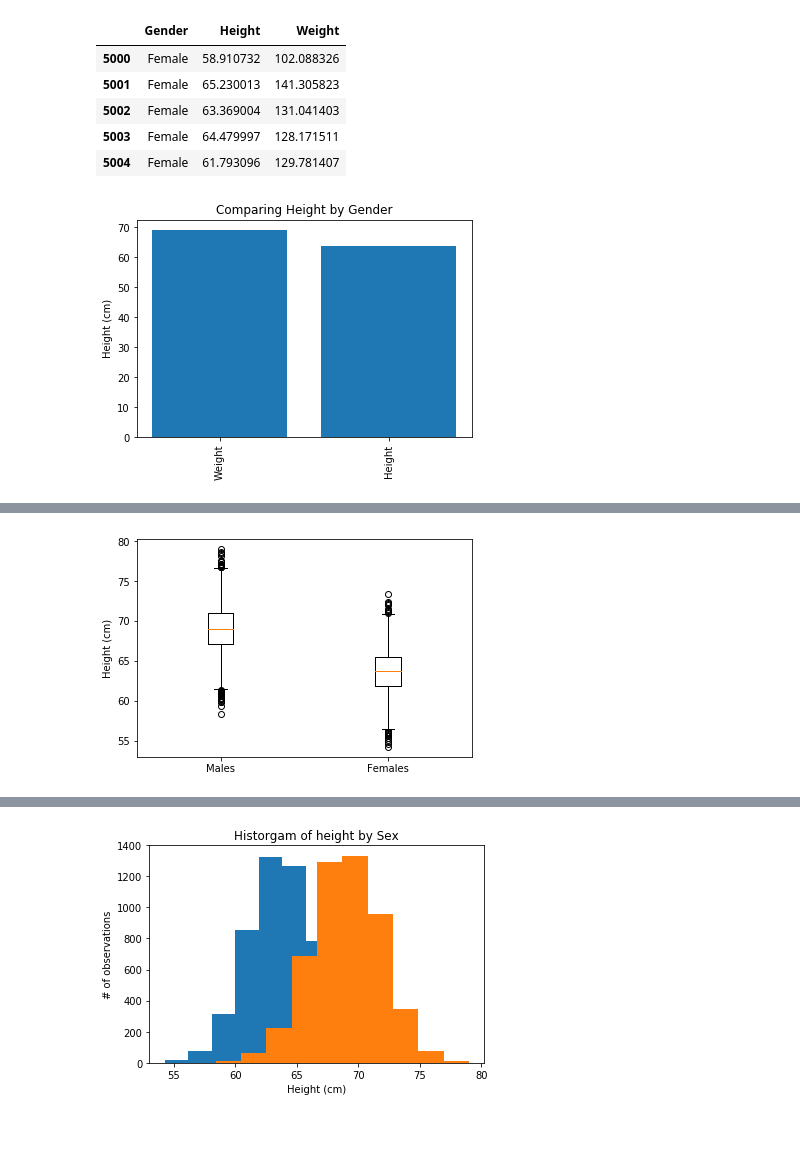
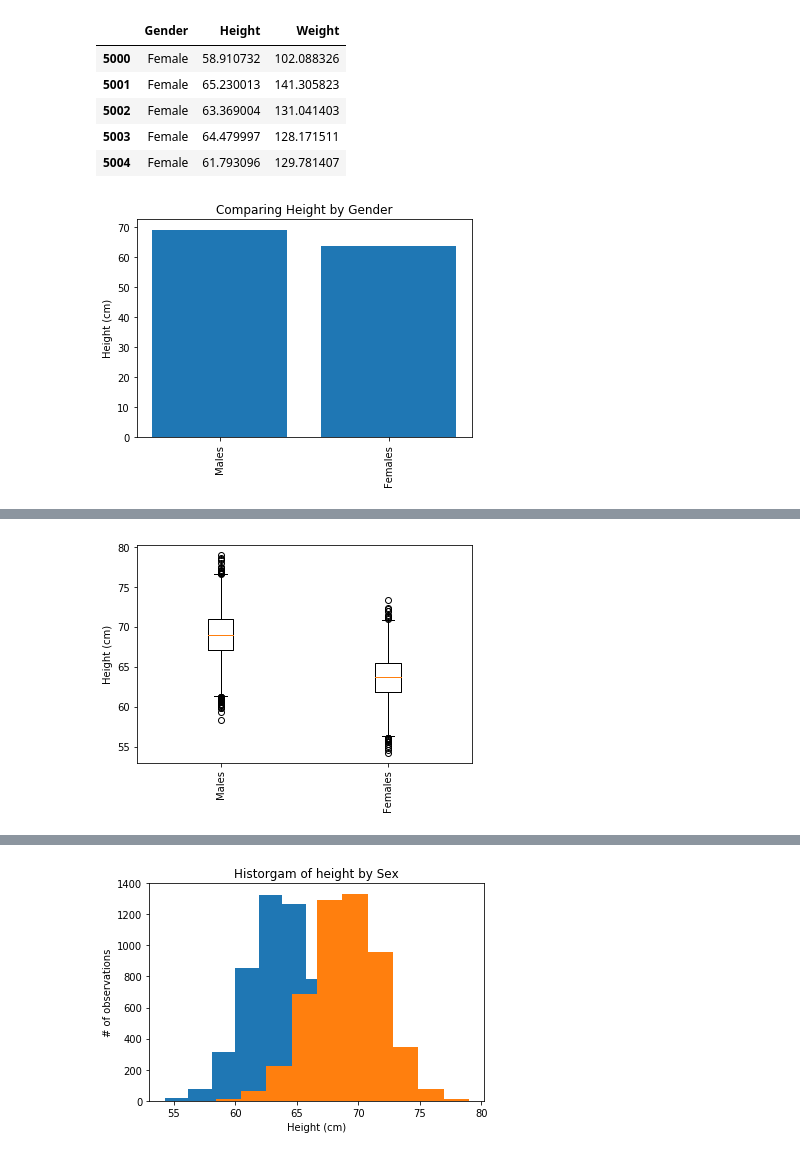
Before and after one commit to JonBebi/nyc-mhtn-ds-071519-lectures, a Jupyter notebook: week-3/Data Visualization/Graph_types.ipynb, the cells around one changed output, grey strips where cells are left out. Drawn from its saved outputs; the diff is of its cells as text; code cells hidden in the pictures; blank space fills up the shorter version.

```diff
--- a/week-3/Data Visualization/Graph_types.ipynb
+++ b/week-3/Data Visualization/Graph_types.ipynb
@@ -84,20 +68,17 @@ females.head()
 # %%
 fig, ax = plt.subplots()
 
-# Plot a bar-chart of gold medals as a function of country
 ax.bar(['Males', 'Females'], [males['Height'].mean(), females['Height'].mean()])
 
-# Set the x-axis tick labels to the country names
-ax.set_xticklabels(index, rotation=90)
+ax.set_xticklabels(['Males', 'Females'], rotation=90)
 
-# Set the y-axis label
 ax.set_ylabel("Height (cm)")
 
 ax.set_title('Comparing Height by Gender')
 
 plt.show()
 # %% [output]
-[figure, old version]
+[figure, new version]
 # %% [markdown]
 ## Box Plot
 
@@ -108,18 +89,18 @@ In a box plot, we draw a box from the first quartile to the third quartile. A ve
 # %%
 fig, ax = plt.subplots()
 
 # Add a boxplot for the "Height" column in the DataFrames
 ax.boxplot([males['Height'], females['Height']])
 
 # Add x-axis tick labels:
-ax.set_xticklabels(['Males', 'Females'])
+ax.set_xticklabels(['Males', 'Females'], rotation=90)
 
 # Add a y-axis label
 ax.set_ylabel("Height (cm)")
 
 plt.show()
 # %% [output]
-[figure, old version]
+[figure, new version]
 # %% [markdown]
 ## Histogram
 
```
Also changed, not shown: parts of 6 cells of this notebook.
